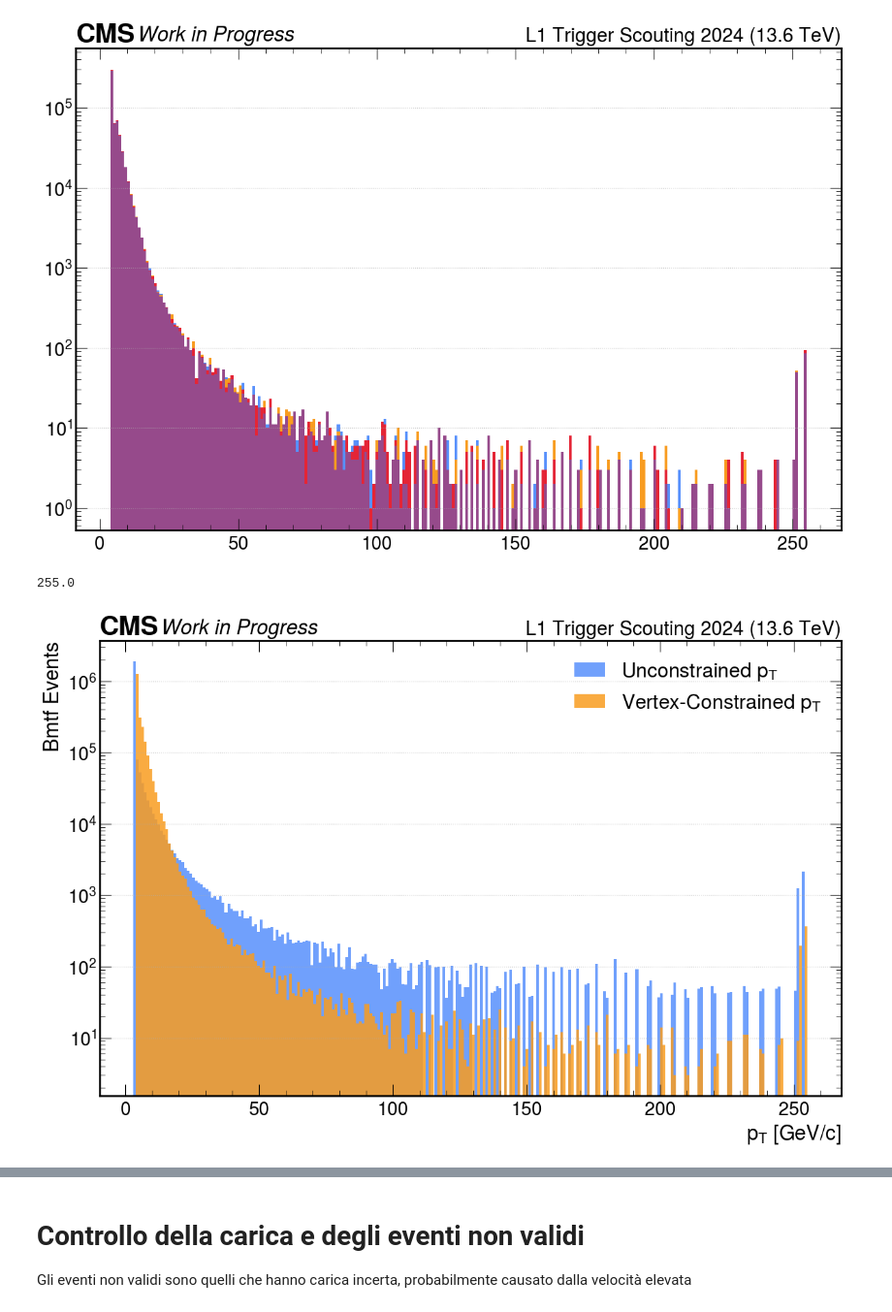
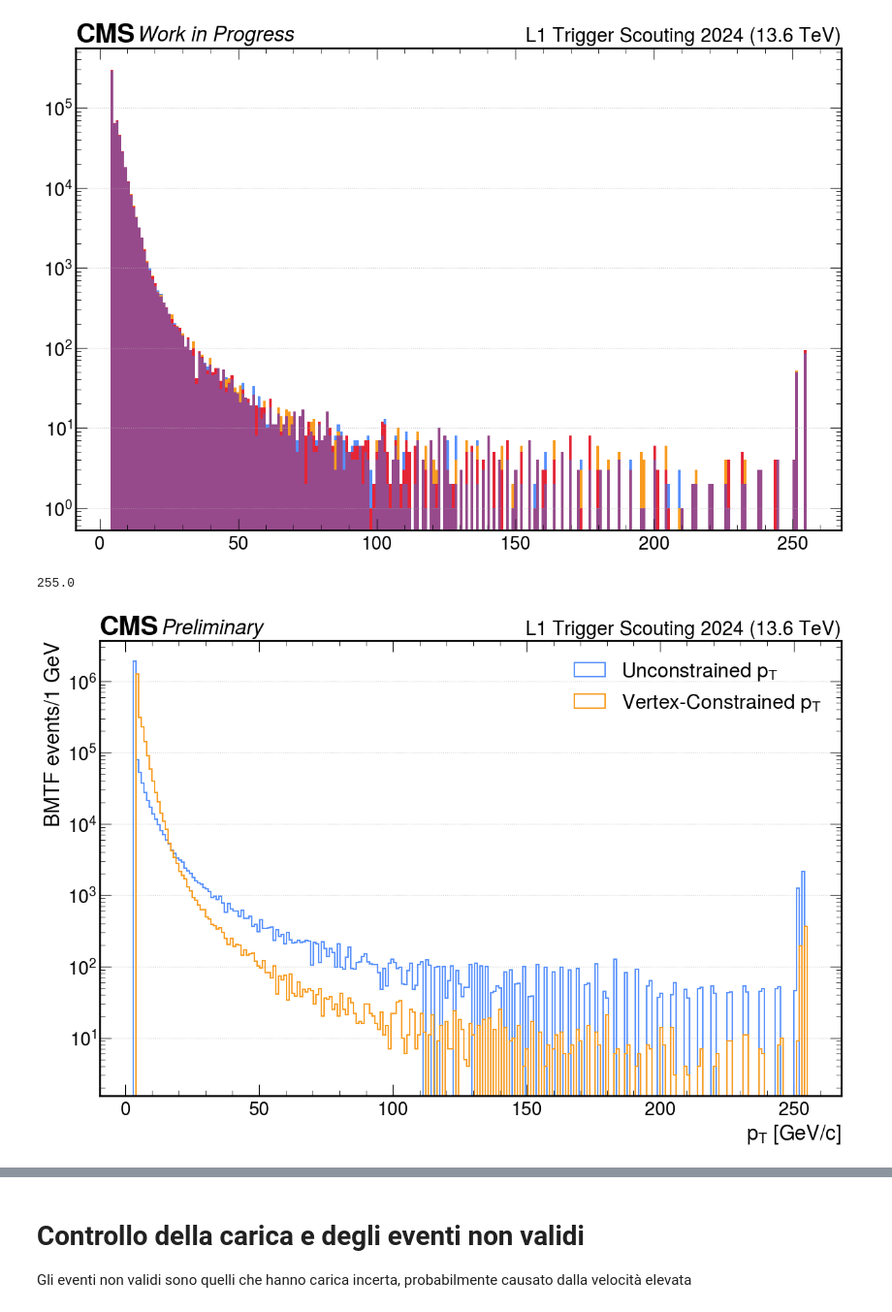
Before and after one commit to francescoreschio/Tesi-Triennale, a Jupyter notebook: Codice/BMTF.ipynb, the cells around one changed output, grey strips where cells are left out. Shown at 97% size. Drawn from its saved outputs; the diff is of its cells as text; code cells hidden in the pictures.

```diff
--- a/Codice/BMTF.ipynb
+++ b/Codice/BMTF.ipynb
@@ -243,27 +223,27 @@ ax.set_yscale('log')
 # %%
 #Plot di Pt e Ptu uniti
 
 print(np.max(Pt))
 
 fig, ax = plt.subplots(figsize=(12, 8), constrained_layout=True)
 
 set_label_font(ax, FONTSIZE)
 set_tick_font(ax, FONTSIZE - 2)
-draw_cms_label(ax, fontsize= FONTSIZE, label="Work in Progress", rlabel="L1 Trigger Scouting 2024 (13.6 TeV)")
+draw_cms_label(ax, fontsize= FONTSIZE, rlabel="L1 Trigger Scouting 2024 (13.6 TeV)")
 
-ax.hist(Ptu, bins = 250, alpha = 0.85, label='Unconstrained $p_T$')
-ax.hist(Pt, bins = 250, alpha = 0.85, label='Vertex-Constrained $p_T$')
+ax.hist(Ptu, bins = 250,  label='Unconstrained $p_T$', histtype='step', linewidth = 1.5)
+ax.hist(Pt, bins = 250, label='Vertex-Constrained $p_T$', histtype='step', linewidth = 1.5)
 
 ax.set_xlabel(r'$p_T$ [GeV/c]')
-ax.set_ylabel(r'Bmtf Events')
+ax.set_ylabel(r'BMTF events/1 GeV')
 ax.legend()
 #ax.set_xlim(0, 50)
 #ax.set_ylim(0, 1000)
 ax.grid(visible=True, axis='y')
 ax.set_yscale('log')
 
 plt.savefig("../Immagini/BMTF_PtPtu.pdf")
 plt.savefig("../Immagini/ImmaginiPNG/BMTF_PtPtu.png")
 # %% [output]
 255.0
-[figure, old version]
+[figure, new version]
```
Also changed, not shown: parts of 10 cells of this notebook, 3 other files.
